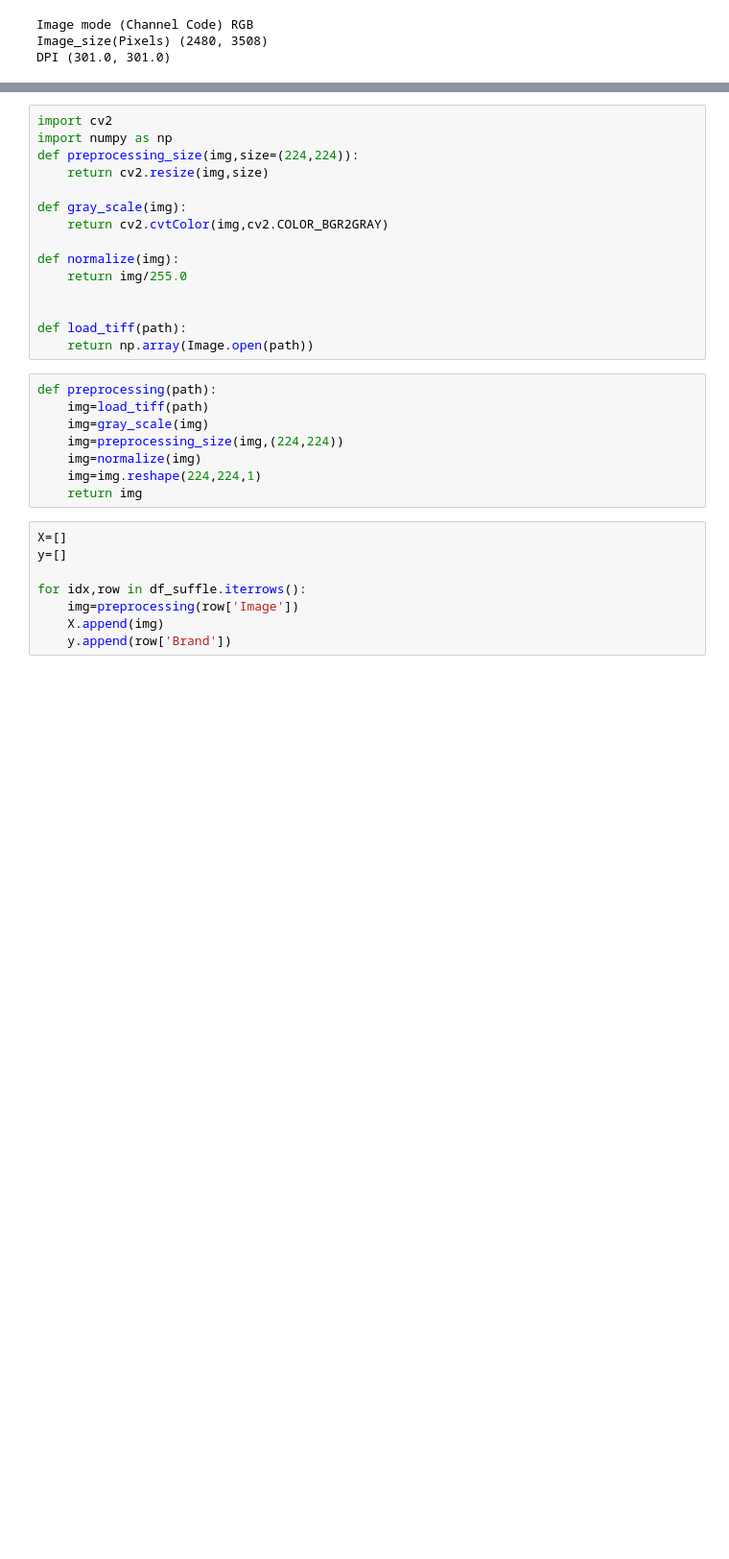
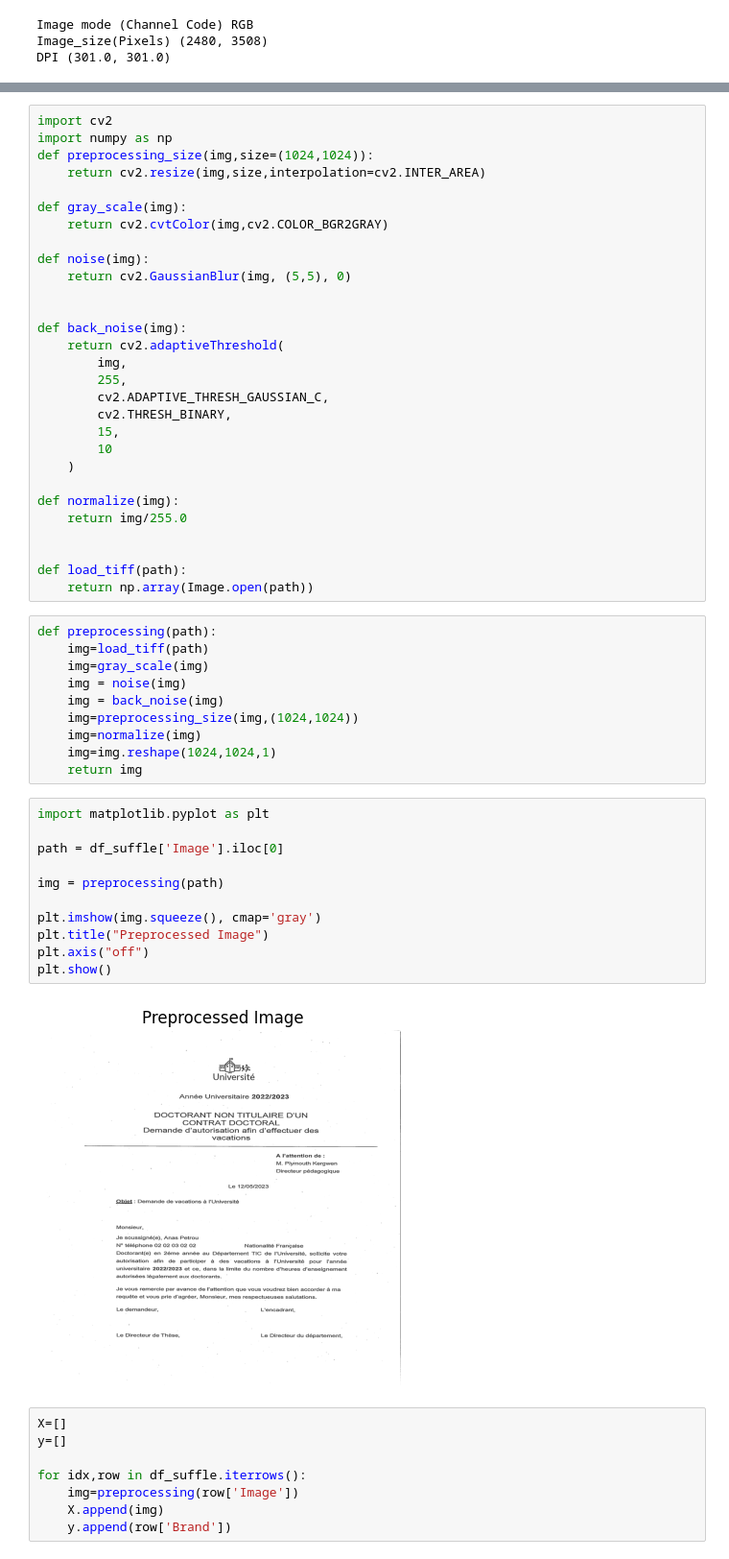
Before and after one commit to AI-TraceFinder/Yatendra_Pachori_AI, a Jupyter notebook: MILESTONE1/file.ipynb, the cells around one changed output, grey strips where cells are left out. Shown at 96% size. Saved outputs shown, nothing was run; the diff lists cells and outputs as text; blank space fills up the shorter version.

```diff
--- a/MILESTONE1/file.ipynb
+++ b/MILESTONE1/file.ipynb
@@ -55,11 +50,25 @@ DPI (301.0, 301.0)
 # %%
 import cv2
 import numpy as np
-def preprocessing_size(img,size=(224,224)):
-    return cv2.resize(img,size)
+def preprocessing_size(img,size=(1024,1024)):
+    return cv2.resize(img,size,interpolation=cv2.INTER_AREA)
 
 def gray_scale(img):
     return cv2.cvtColor(img,cv2.COLOR_BGR2GRAY)
+
+def noise(img):
+    return cv2.GaussianBlur(img, (5,5), 0)
+
+
+def back_noise(img):
+    return cv2.adaptiveThreshold(
+        img,
+        255,
+        cv2.ADAPTIVE_THRESH_GAUSSIAN_C,
+        cv2.THRESH_BINARY,
+        15,
+        10
+    )
 
 def normalize(img):
     return img/255.0
@@ -71,10 +80,25 @@ def load_tiff(path):
 def preprocessing(path):
     img=load_tiff(path)
     img=gray_scale(img)
-    img=preprocessing_size(img,(224,224))
+    img = noise(img)
+    img = back_noise(img)
+    img=preprocessing_size(img,(1024,1024))
     img=normalize(img)
-    img=img.reshape(224,224,1)
+    img=img.reshape(1024,1024,1)
     return img
+# %%
+import matplotlib.pyplot as plt
+
+path = df_suffle['Image'].iloc[0]
+
+img = preprocessing(path)
+
+plt.imshow(img.squeeze(), cmap='gray')
+plt.title("Preprocessed Image")
+plt.axis("off")
+plt.show()
+# %% [output]
+[figure, added]
 # %%
 X=[]
 y=[]
```
Also changed, not shown: parts of 3 cells of this notebook, 4 other files.
